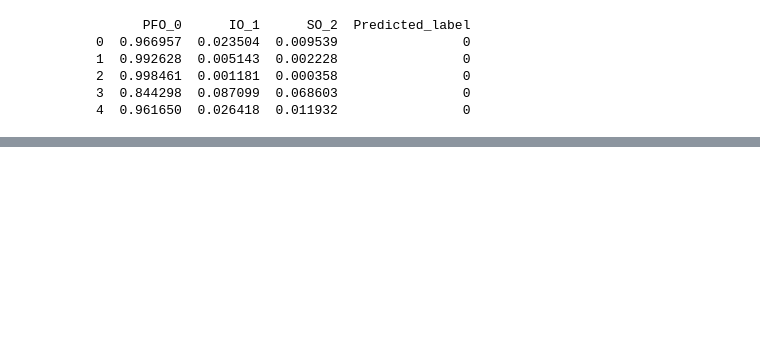
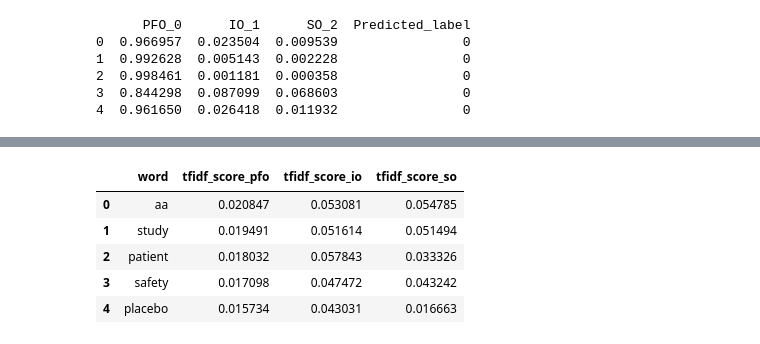
Before and after one commit to Obuaya-O/Chapter5, a Jupyter notebook: 26.11.24 Train_MLP_EUCTNS.ipynb, the cells around one changed output, grey strips where cells are left out. Drawn from its saved outputs; the diff is of its cells as text; code cells hidden in the pictures; blank space fills up the shorter version.

```diff
--- a/26.11.24 Train_MLP_EUCTNS.ipynb
+++ b/26.11.24 Train_MLP_EUCTNS.ipynb
@@ -249,0 +387,4 @@ euct_ns_pred.to_csv('euct_ns_pred.csv', index=False)
+# %%
+pfo_tfidf_df = pd.read_csv('c:\\Users\\s2421127\\Documents\\NLP Project\\ObuayaO\\NLP project\\Chapter 3\\tf-idf pfo.csv', encoding='unicode_escape')
+io_tfidf_df = pd.read_csv('c:\\Users\\s2421127\\Documents\\NLP Project\\ObuayaO\\NLP project\\Chapter 3\\tf-idf io.csv', encoding='unicode_escape')
+so_tfidf_df = pd.read_csv('c:\\Users\\s2421127\\Documents\\NLP Project\\ObuayaO\\NLP project\\Chapter 3\\tf-idf so.csv', encoding='unicode_escape')
@@ -249,0 +395,10 @@ euct_ns_pred.to_csv('euct_ns_pred.csv', index=False)
+# %%
+merged_df.head()
+# The first one is clearly a problem with the structure of XML files and i've cleaned as best as I can google. I'll just delete row 1.
+# %% [output]
+|  | word | tfidf_score_pfo | tfidf_score_io | tfidf_score_so |
+| 0 | aa | 0.020847 | 0.053081 | 0.054785 |
+| 1 | study | 0.019491 | 0.051614 | 0.051494 |
+| 2 | patient | 0.018032 | 0.057843 | 0.033326 |
+| 3 | safety | 0.017098 | 0.047472 | 0.043242 |
+| 4 | placebo | 0.015734 | 0.043031 | 0.016663 |
```
Also changed, not shown: parts of 33 cells of this notebook.
